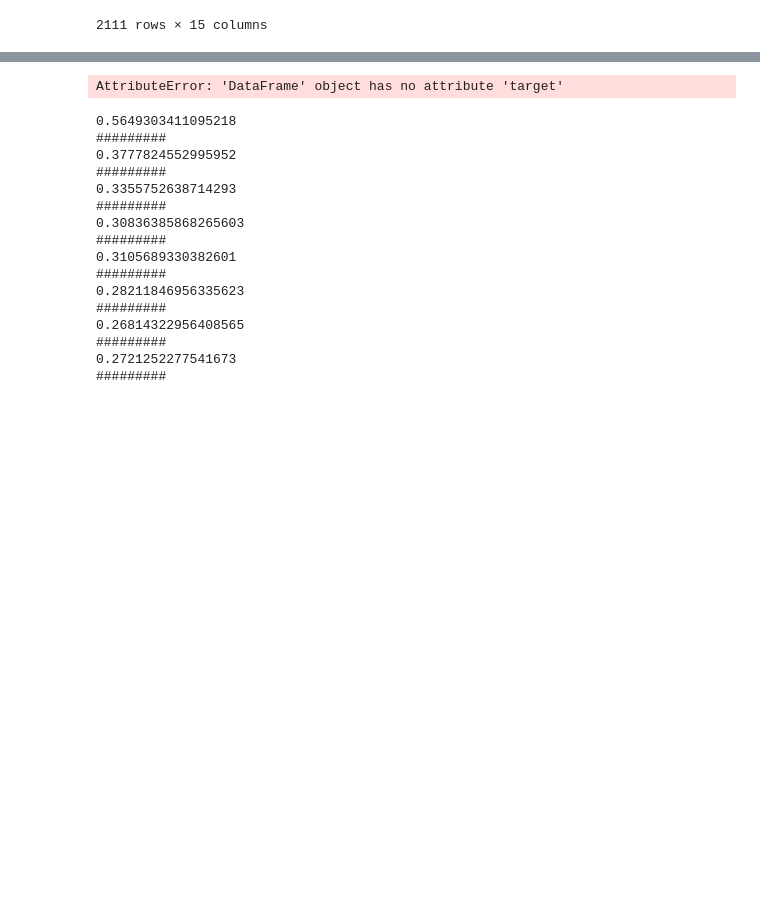
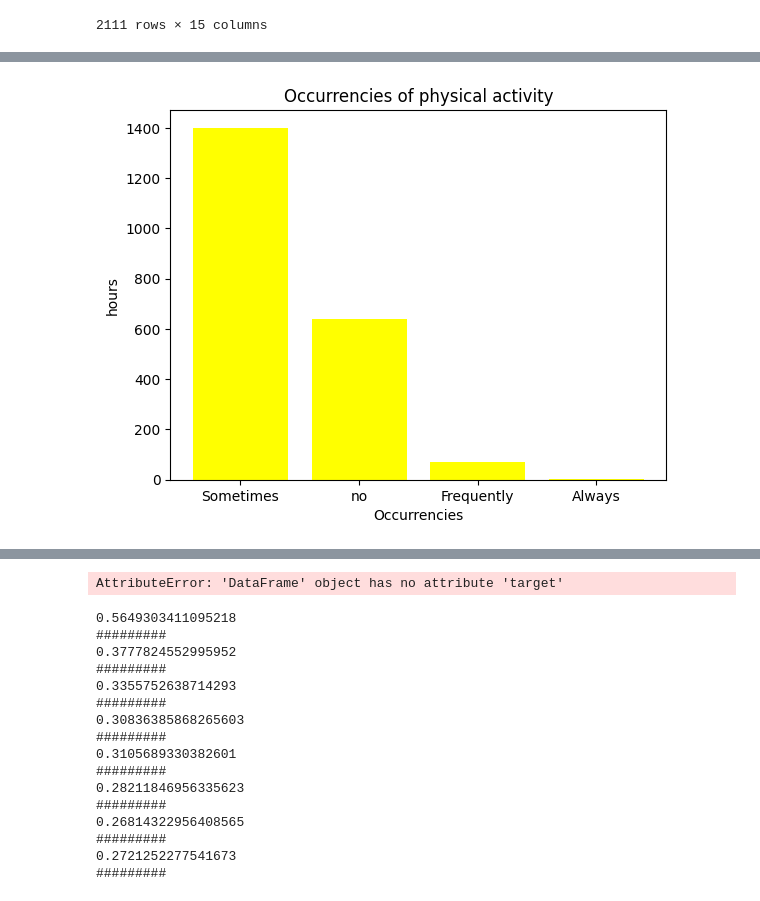
Before and after one commit to ElaIstriceSagace/ObesityDataAnalysis, a Jupyter notebook: Analysis/ObesityDataAnalysis.ipynb, the cells around one changed output, grey strips where cells are left out. Cells and saved outputs as stored; diff of their text form; code cells hidden in the pictures; blank space fills up the shorter version.

```diff
--- a/Analysis/ObesityDataAnalysis.ipynb
+++ b/Analysis/ObesityDataAnalysis.ipynb
@@ -136,3 +132,17 @@ plt.show()
+# %%
+calc_count = obesity_dataset['CALC'].value_counts()
+y_pos = np.arange(len(calc_count))
+
+calc_original_labels = calc_label_encoder.inverse_transform(calc_count.index)
+
+plt.bar(y_pos, calc_count, align='center', alpha=1, color='yellow')
+plt.xticks(y_pos, calc_original_labels)
+plt.ylabel('hours')
+plt.xlabel('Occurrencies')
+plt.title('Occurrencies of physical activity')
+plt.show()
+# %% [output]
+[figure, added]
 # %%
 import seaborn as sns
 correlation = obesity_dataset.corr()
```
Also changed, not shown: parts of 7 cells of this notebook.
